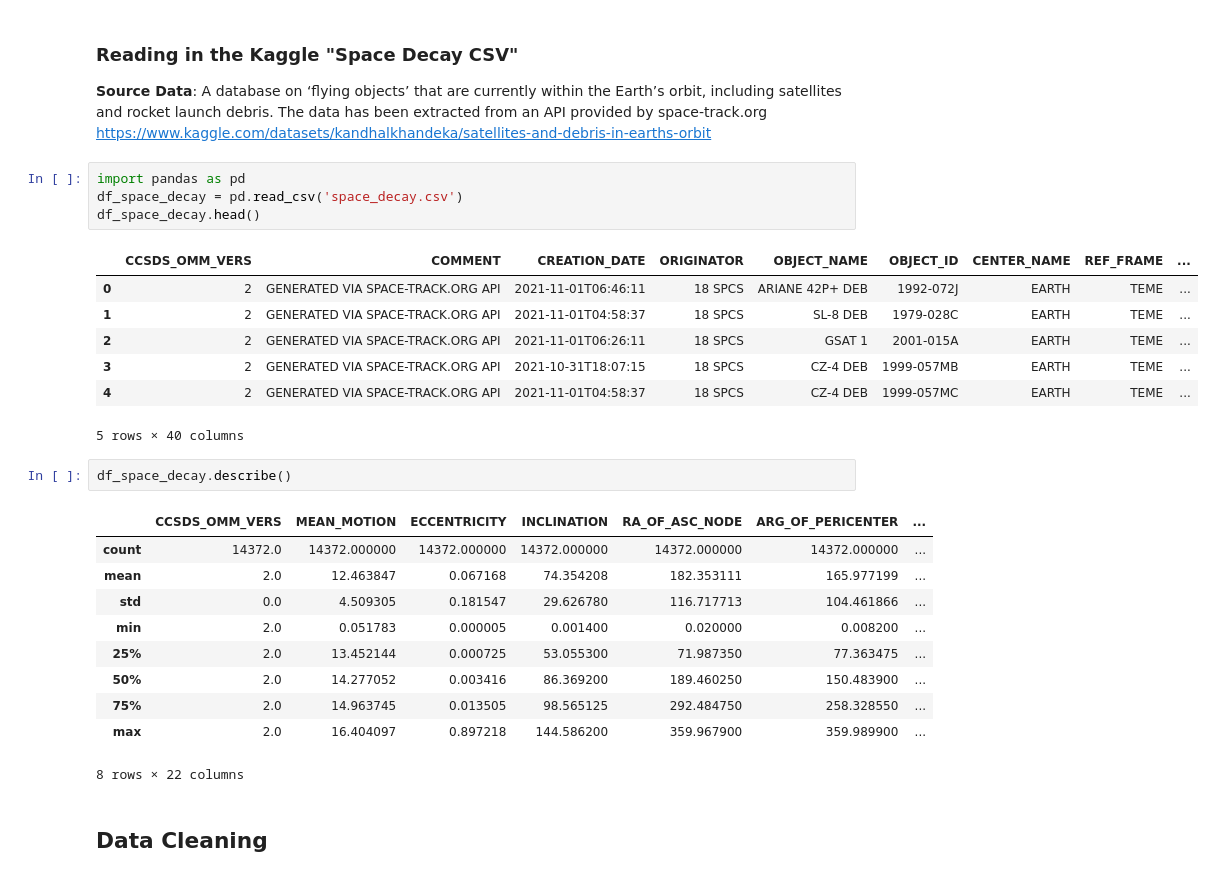
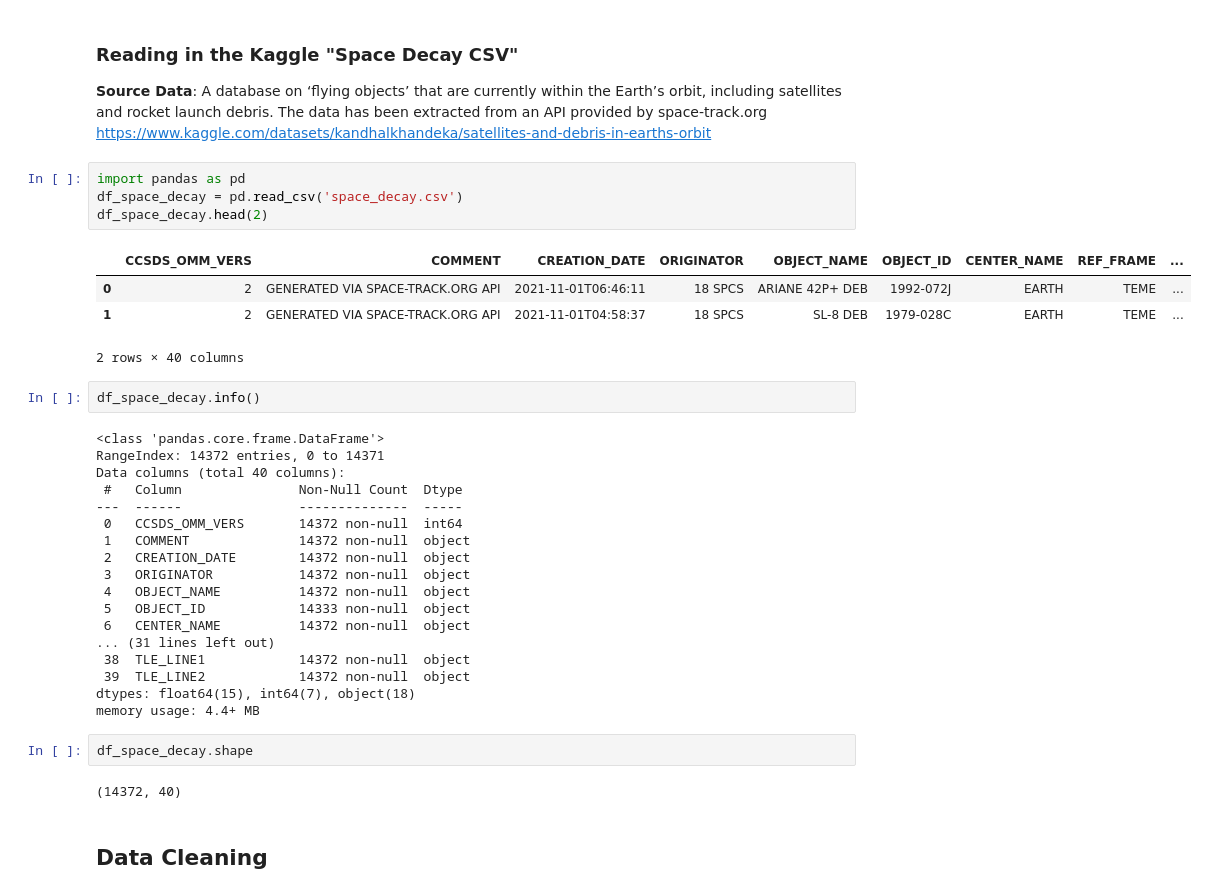
Before and after one commit to AbigailKempson/CFG_final_project, a Jupyter notebook: CFG_Final_Project_Version_2.ipynb, the cells around one changed output. Saved outputs shown, nothing was run; the diff lists cells and outputs as text.

```diff
--- a/CFG_Final_Project_Version_2.ipynb
+++ b/CFG_Final_Project_Version_2.ipynb
@@ -340,28 +344,36 @@ dflaunch.head(5)
 # %%
 import pandas as pd
 df_space_decay = pd.read_csv('space_decay.csv')
-df_space_decay.head()
+df_space_decay.head(2)
 # %% [output]
 |  | CCSDS_OMM_VERS | COMMENT | CREATION_DATE | ORIGINATOR | OBJECT_NAME | OBJECT_ID | CENTER_NAME | REF_FRAME | ... |
 | 0 | 2 | GENERATED VIA SPACE-TRACK.ORG API | 2021-11-01T06:46:11 | 18 SPCS | ARIANE 42P+ DEB | 1992-072J | EARTH | TEME | ... |
 | 1 | 2 | GENERATED VIA SPACE-TRACK.ORG API | 2021-11-01T04:58:37 | 18 SPCS | SL-8 DEB | 1979-028C | EARTH | TEME | ... |
-| 2 | 2 | GENERATED VIA SPACE-TRACK.ORG API | 2021-11-01T06:26:11 | 18 SPCS | GSAT 1 | 2001-015A | EARTH | TEME | ... |
-| 3 | 2 | GENERATED VIA SPACE-TRACK.ORG API | 2021-10-31T18:07:15 | 18 SPCS | CZ-4 DEB | 1999-057MB | EARTH | TEME | ... |
-| 4 | 2 | GENERATED VIA SPACE-TRACK.ORG API | 2021-11-01T04:58:37 | 18 SPCS | CZ-4 DEB | 1999-057MC | EARTH | TEME | ... |
-5 rows × 40 columns
+2 rows × 40 columns
 # %%
-df_space_decay.describe()
+df_space_decay.info()
 # %% [output]
-|  | CCSDS_OMM_VERS | MEAN_MOTION | ECCENTRICITY | INCLINATION | RA_OF_ASC_NODE | ARG_OF_PERICENTER | ... |
-| count | 14372.0 | 14372.000000 | 14372.000000 | 14372.000000 | 14372.000000 | 14372.000000 | ... |
-| mean | 2.0 | 12.463847 | 0.067168 | 74.354208 | 182.353111 | 165.977199 | ... |
-| std | 0.0 | 4.509305 | 0.181547 | 29.626780 | 116.717713 | 104.461866 | ... |
-| min | 2.0 | 0.051783 | 0.000005 | 0.001400 | 0.020000 | 0.008200 | ... |
-| 25% | 2.0 | 13.452144 | 0.000725 | 53.055300 | 71.987350 | 77.363475 | ... |
-| 50% | 2.0 | 14.277052 | 0.003416 | 86.369200 | 189.460250 | 150.483900 | ... |
-| 75% | 2.0 | 14.963745 | 0.013505 | 98.565125 | 292.484750 | 258.328550 | ... |
-| max | 2.0 | 16.404097 | 0.897218 | 144.586200 | 359.967900 | 359.989900 | ... |
-8 rows × 22 columns
+<class 'pandas.core.frame.DataFrame'>
+RangeIndex: 14372 entries, 0 to 14371
+Data columns (total 40 columns):
+ #   Column               Non-Null Count  Dtype
+---  ------               --------------  -----
+ 0   CCSDS_OMM_VERS       14372 non-null  int64
+ 1   COMMENT              14372 non-null  object
+ 2   CREATION_DATE        14372 non-null  object
+ 3   ORIGINATOR           14372 non-null  object
+ 4   OBJECT_NAME          14372 non-null  object
+ 5   OBJECT_ID            14333 non-null  object
+ 6   CENTER_NAME          14372 non-null  object
+... (31 lines left out)
+ 38  TLE_LINE1            14372 non-null  object
+ 39  TLE_LINE2            14372 non-null  object
+dtypes: float64(15), int64(7), object(18)
+memory usage: 4.4+ MB
+# %%
+df_space_decay.shape
+# %% [output]
+(14372, 40)
 # %% [markdown]
 ## Data Cleaning
 # %%
```
Also changed, not shown: parts of 20 cells of this notebook.
